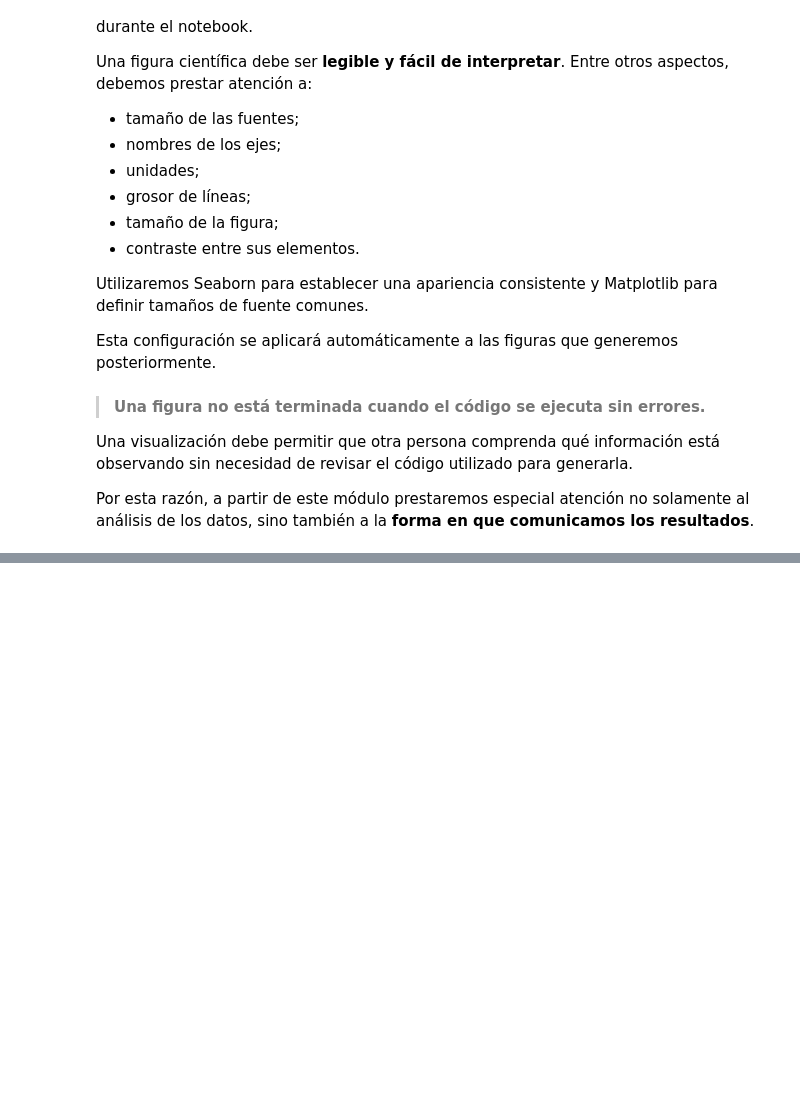
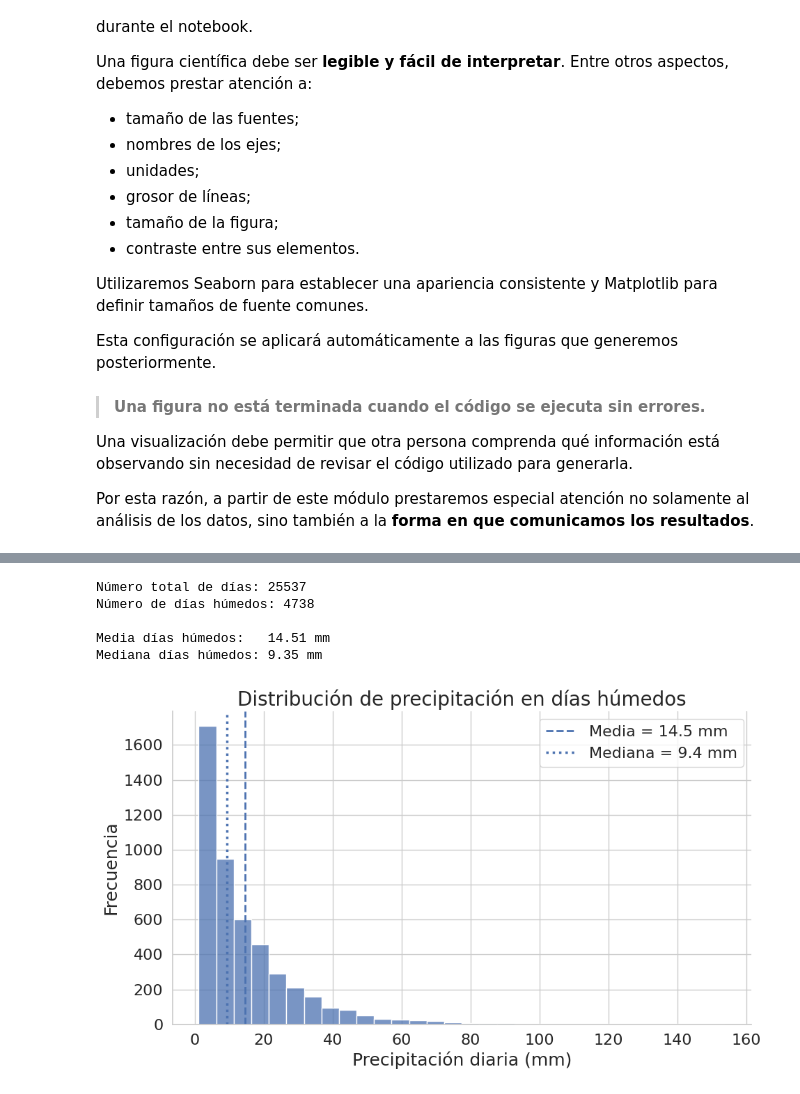
Before and after one commit to paulmunozpauta/Curso_Introduccion_Ciencia_Datos, a Jupyter notebook: Notebooks/M03_01_Exploración_estadística.ipynb, the cells around one changed output, grey strips where cells are left out. Drawn from its saved outputs; the diff is of its cells as text; code cells hidden in the pictures; blank space fills up the shorter version.

```diff
--- a/Notebooks/M03_01_Exploración_estadística.ipynb
+++ b/Notebooks/M03_01_Exploración_estadística.ipynb
@@ -111,0 +302,63 @@ Por esta razón, a partir de este módulo prestaremos especial atención no sola
+# %%
+dias_humedos = datos[
+    datos["precipitacion_mm"] > 1
+].copy()
+
+print("Número total de días:", len(datos))
+print("Número de días húmedos:", len(dias_humedos))
+
+print()
+print(
+    f"Media días húmedos:   "
+    f"{dias_humedos['precipitacion_mm'].mean():.2f} mm"
+)
+
+print(
+    f"Mediana días húmedos: "
+    f"{dias_humedos['precipitacion_mm'].median():.2f} mm"
+)
+# %% [output]
+Número total de días: 25537
+Número de días húmedos: 4738
+
+Media días húmedos:   14.51 mm
+Mediana días húmedos: 9.35 mm
+# %%
+media_humedos = dias_humedos["precipitacion_mm"].mean()
+mediana_humedos = dias_humedos["precipitacion_mm"].median()
+
+fig, ax = plt.subplots(figsize=(10, 6))
+
+sns.histplot(
+    data=dias_humedos,
+    x="precipitacion_mm",
+    bins=30,
+    ax=ax
+)
+
+ax.axvline(
+    media_humedos,
+    linestyle="--",
+    linewidth=2,
+    label=f"Media = {media_humedos:.1f} mm"
+)
+
+ax.axvline(
+    mediana_humedos,
+    linestyle=":",
+    linewidth=2.5,
+    label=f"Mediana = {mediana_humedos:.1f} mm"
+)
+
+ax.set_xlabel("Precipitación diaria (mm)")
+ax.set_ylabel("Frecuencia")
+ax.set_title("Distribución de precipitación en días húmedos")
+
+ax.legend()
+
+sns.despine()
+fig.tight_layout()
+
+plt.show()
+# %% [output]
+[figure, added]
```
Also changed, not shown: parts of 25 cells of this notebook.
